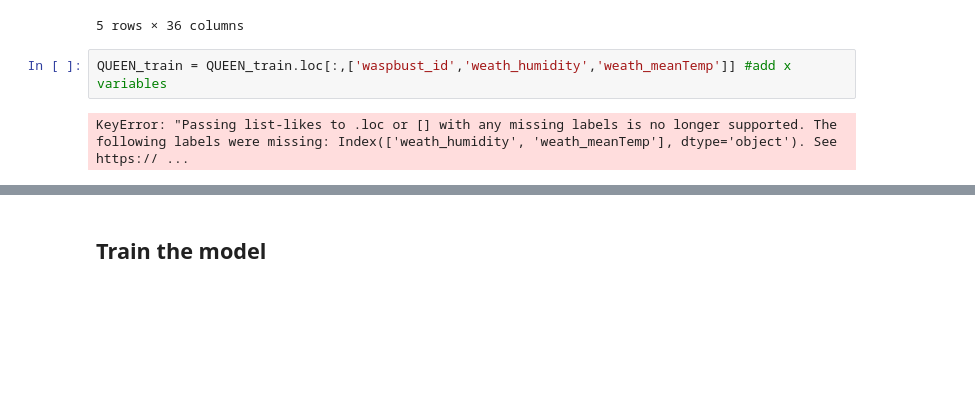
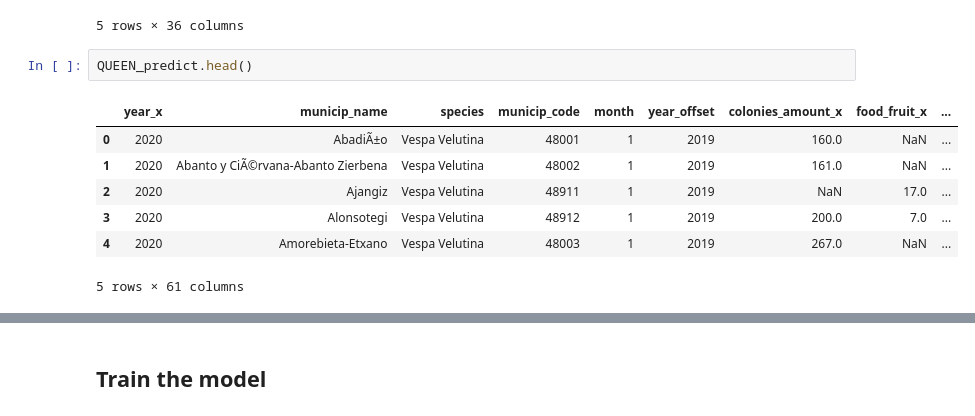
Before and after one commit to IEwaspbusters/KopuruVespaCompetitionIE, a Jupyter notebook: Competition_subs/2021-05-12_submit/batch_OLSyears/workerbee05_HEX.ipynb, the cells around one changed output, grey strips where cells are left out. Cells and saved outputs as stored; diff of their text form; blank space fills up the shorter version.

```diff
--- a/Competition_subs/2021-05-12_submit/batch_OLSyears/workerbee05_HEX.ipynb
+++ b/Competition_subs/2021-05-12_submit/batch_OLSyears/workerbee05_HEX.ipynb
@@ -77,7 +77,13 @@ QUEEN_train.head()
 | 3 | 2018 | Abadiño | Vespa Velutina | 48001 | 5 | 2017 | 3 | 160.0 | ... |
 | 4 | 2018 | Abadiño | Vespa Velutina | 48001 | 6 | 2017 | 1 | 160.0 | ... |
 5 rows × 36 columns
-# %%
-QUEEN_train = QUEEN_train.loc[:,['waspbust_id','weath_humidity','weath_meanTemp']] #add x variables
-# %% [output]
-KeyError: "Passing list-likes to .loc or [] with any missing labels is no longer supported. The following labels were missing: Index(['weath_humidity', 'weath_meanTemp'], dtype='object'). See https:// ...
+# %%
+QUEEN_predict.head()
+# %% [output]
+|  | year_x | municip_name | species | municip_code | month | year_offset | colonies_amount_x | food_fruit_x | ... |
+| 0 | 2020 | AbadiÃ±o | Vespa Velutina | 48001 | 1 | 2019 | 160.0 | NaN | ... |
+| 1 | 2020 | Abanto y CiÃ©rvana-Abanto Zierbena | Vespa Velutina | 48002 | 1 | 2019 | 161.0 | NaN | ... |
+| 2 | 2020 | Ajangiz | Vespa Velutina | 48911 | 1 | 2019 | NaN | 17.0 | ... |
+| 3 | 2020 | Alonsotegi | Vespa Velutina | 48912 | 1 | 2019 | 200.0 | 7.0 | ... |
+| 4 | 2020 | Amorebieta-Etxano | Vespa Velutina | 48003 | 1 | 2019 | 267.0 | NaN | ... |
+5 rows × 61 columns
```
Also changed, not shown: parts of 11 cells of this notebook, 1 other file.
